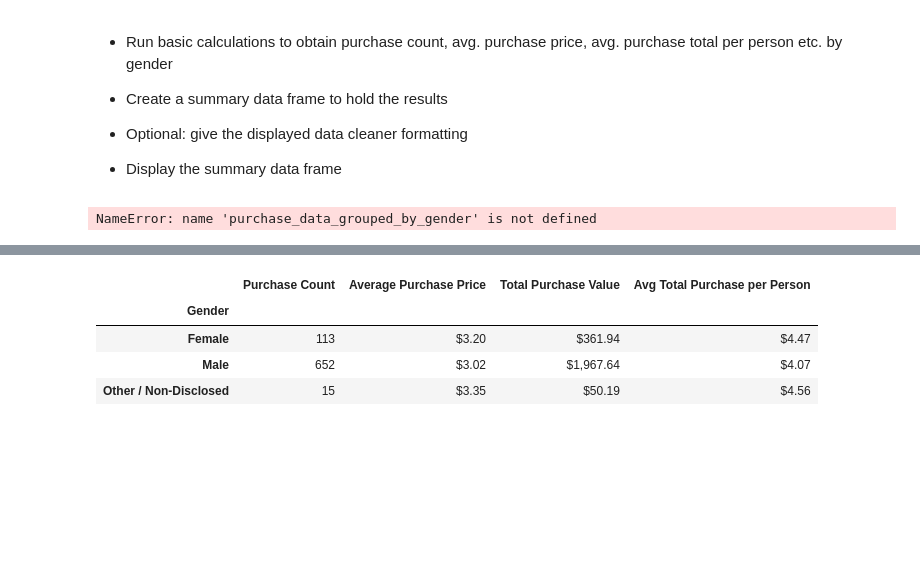
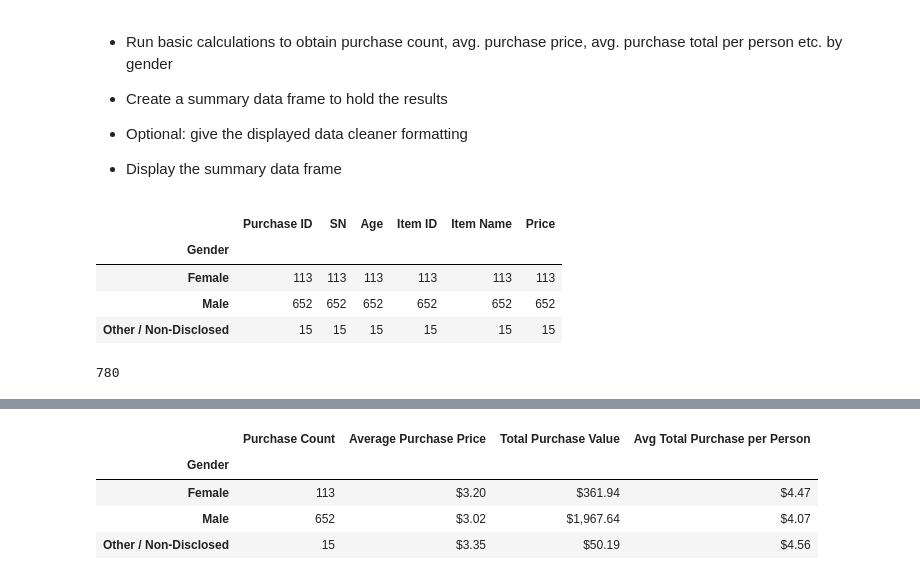
Before and after one commit to IrinaUX/pandas-challenge, a Jupyter notebook: HeroesOfPymoli/HeroesOfPymoli_starter-Copy1.ipynb, the cells around one changed output, grey strips where cells are left out. Drawn from its saved outputs; the diff is of its cells as text; code cells hidden in the pictures; blank space fills up the shorter version.

```diff
--- a/HeroesOfPymoli/HeroesOfPymoli_starter-Copy1.ipynb
+++ b/HeroesOfPymoli/HeroesOfPymoli_starter-Copy1.ipynb
@@ -185,66 +185,18 @@ table_gender
 
 
 * Display the summary data frame
-# %%
-#table3 = pd.DataFrame
-#price_grouped_by_gender = purchase_data.groupby(by='Gender').size()
-#price_grouped_by_gender
-#table3_purchasing_analysis = pd.DataFrame({'Purchase Count': (price_average_by_gender)})
-#table3_purchasing_analysis
-#price_purchase_average = purchase_data['Price'].groupby(by='Gender').mean()
-#price_purchase_average
-#table3_purchasing_analysis['Average Purchase Price'] = players_by_gender3
-#table3_purchasing_analysis
-#players_by_gender3
-#price_average = purchase_data['Price'].mean()
-#s = table3_purchasing_analysis.groupby('Gender').Age.mean()
-#s
-#table3_purchasing_analysis['Average Purchase Price'] = price_average
-#table3_purchasing_analysis
-#table3_purchasing_analysis
-#table3_purchasing_analysis = pd.DataFrame({'Total Count': (players_by_gender)})
-
-#players_by_gender3 = purchase_data['Gender'].value_counts()
-#purchase_data_grouped_by_gender = purchase_data.groupby(['Gender'])
-
-purchase_count = purchase_data_grouped_by_gender['Purchase ID'].count()
-purchase_count
-
-purchase_price_average = purchase_data_grouped_by_gender['Price'].mean()
-purchase_price_average
-
-purchase_total_per_person = purchase_data_grouped_by_gender['Price'].sum()
-purchase_total_per_person
-
-players_count_total_gender = purchase_data_grouped_by_gender.nunique()['SN']
-players_count_total_gender
-
-players_percentage = players_count_total_gender / total_players * 100
-players_percentage
-
-table_gender_purchase_analysis = pd.DataFrame({'Purchase Count': purchase_count,
-                                               'Average Purchase Price': purchase_price_average,
-                                               'Total Purchase Value': purchase_total_per_person,
-                                               'Avg Total Purchase per Person': purchase_price_average})
-table_gender_purchase_analysis
-#price_purchase_average = purchase_data_grouped_by_gender['Price'].mean()
-#price_purchase_average
-
-#purchase_value_total_by_gender = purchase_data_grouped_by_gender['Price'].sum()
-#purchase_value_total_by_gender
-
-#purchase_per_person_total_average = purchase_value_total_by_gender / players_by_gender3
-#purchase_per_person_total_average
-
-table_gender_purchase_analysis['Average Purchase Price'] = pd.Series(["${:,.2f}".format(purchase_count)])
-table_gender_purchase_analysis['Total Purchase Value'] = pd.Series(["${:,.2f}".format(purchase_price_average)])
-table_gender_purchase_analysis['Avg Total Purchase per Person'] = pd.Series(["${:,.2f}".format(purchase_price_average)])
-
-table_gender_purchase_analysis.index.name = "Gender"
-table_gender_purchase_analysis.style.format({'Average Purchase Price':'${:,.2f}',
-                                             'Total Purchase Value':'${:,.2f}',
-                                             'Avg Total Purchase per Person':'${:,.2f}'})
-
-table_gender_purchase_analysis
-# %% [output]
-NameError: name 'purchase_data_grouped_by_gender' is not defined
+# %%
+purchase_data_grouped_by_gender = purchase_data.groupby('Gender').count()
+purchase_data_grouped_by_gender
+# %% [output]
+|  | Purchase ID | SN | Age | Item ID | Item Name | Price |
+| Gender |  |  |  |  |  |  |
+| Female | 113 | 113 | 113 | 113 | 113 | 113 |
+| Male | 652 | 652 | 652 | 652 | 652 | 652 |
+| Other / Non-Disclosed | 15 | 15 | 15 | 15 | 15 | 15 |
+# %%
+# Redefine total players count again here:
+players_total = purchase_data['SN'].count()
+players_total
+# %% [output]
+780
```
Also changed, not shown: parts of 10 cells of this notebook, 1 other file.
